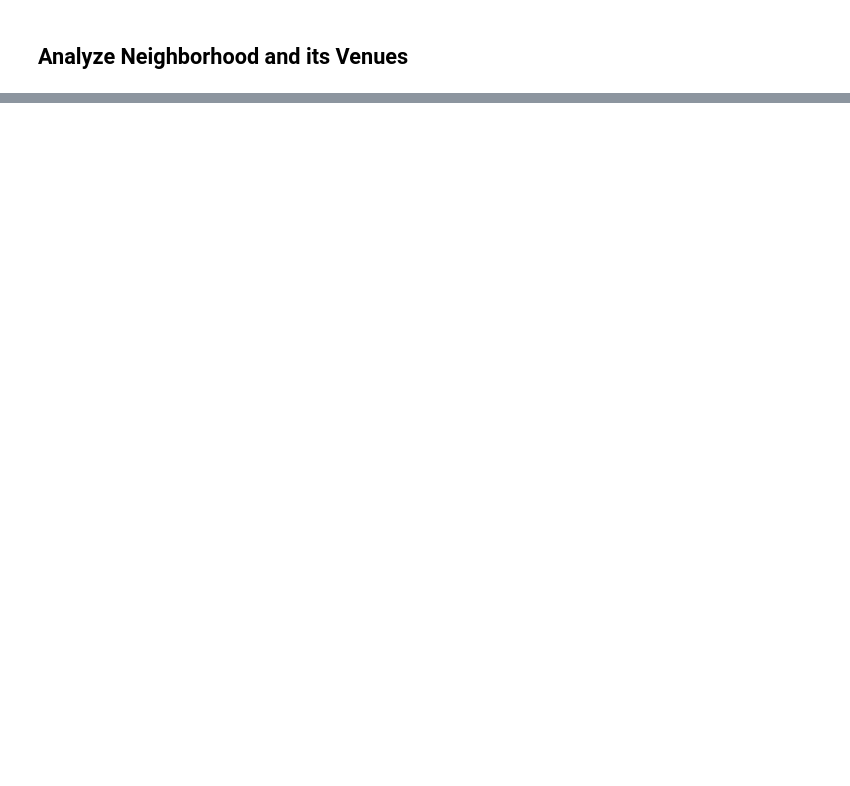
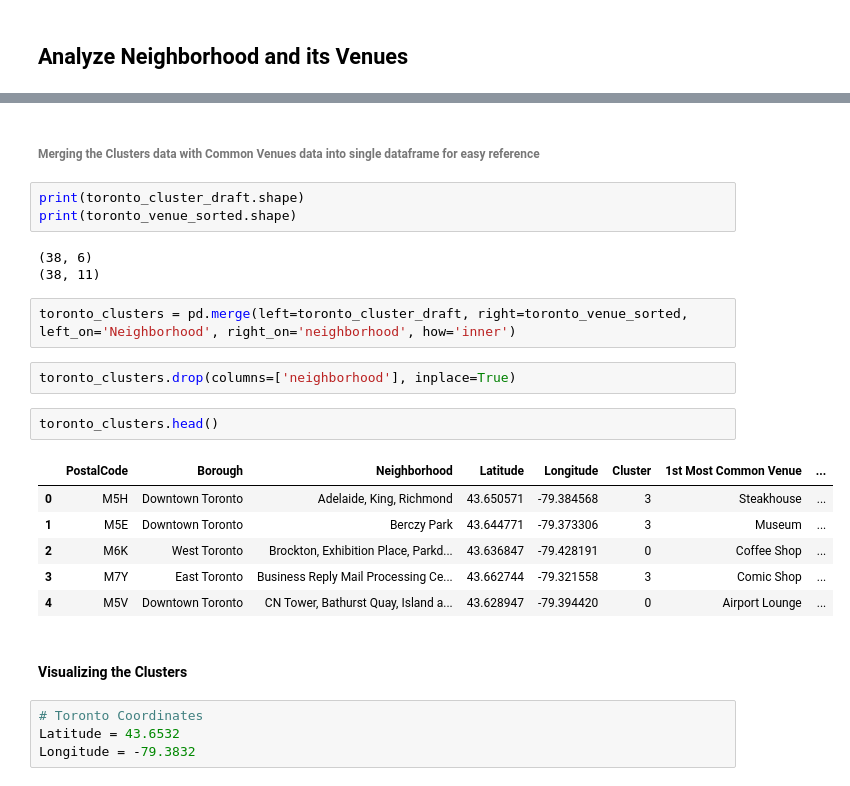
Before and after one commit to anand-sukumar/Coursera_Capstone, a Jupyter notebook: Toronto Neighborhood.ipynb, the cells around one changed output, grey strips where cells are left out. Saved outputs shown, nothing was run; the diff lists cells and outputs as text; blank space fills up the shorter version.

```diff
--- a/Toronto Neighborhood.ipynb
+++ b/Toronto Neighborhood.ipynb
@@ -447,0 +570,27 @@ toronto_onehot.head()
+# %% [markdown]
+###### Merging the Clusters data with Common Venues data into single dataframe for easy reference
+# %%
+print(toronto_cluster_draft.shape)
+print(toronto_venue_sorted.shape)
+# %% [output]
+(38, 6)
+(38, 11)
+# %%
+toronto_clusters = pd.merge(left=toronto_cluster_draft, right=toronto_venue_sorted, left_on='Neighborhood', right_on='neighborhood', how='inner')
+# %%
+toronto_clusters.drop(columns=['neighborhood'], inplace=True)
+# %%
+toronto_clusters.head()
+# %% [output]
+|  | PostalCode | Borough | Neighborhood | Latitude | Longitude | Cluster | 1st Most Common Venue | ... |
+| 0 | M5H | Downtown Toronto | Adelaide, King, Richmond | 43.650571 | -79.384568 | 3 | Steakhouse | ... |
+| 1 | M5E | Downtown Toronto | Berczy Park | 43.644771 | -79.373306 | 3 | Museum | ... |
+| 2 | M6K | West Toronto | Brockton, Exhibition Place, Parkd... | 43.636847 | -79.428191 | 0 | Coffee Shop | ... |
+| 3 | M7Y | East Toronto | Business Reply Mail Processing Ce... | 43.662744 | -79.321558 | 3 | Comic Shop | ... |
+| 4 | M5V | Downtown Toronto | CN Tower, Bathurst Quay, Island a... | 43.628947 | -79.394420 | 0 | Airport Lounge | ... |
+# %% [markdown]
+#### Visualizing the Clusters
+# %%
+# Toronto Coordinates
+Latitude = 43.6532
+Longitude = -79.3832
```
Also changed, not shown: parts of 45 cells of this notebook.
